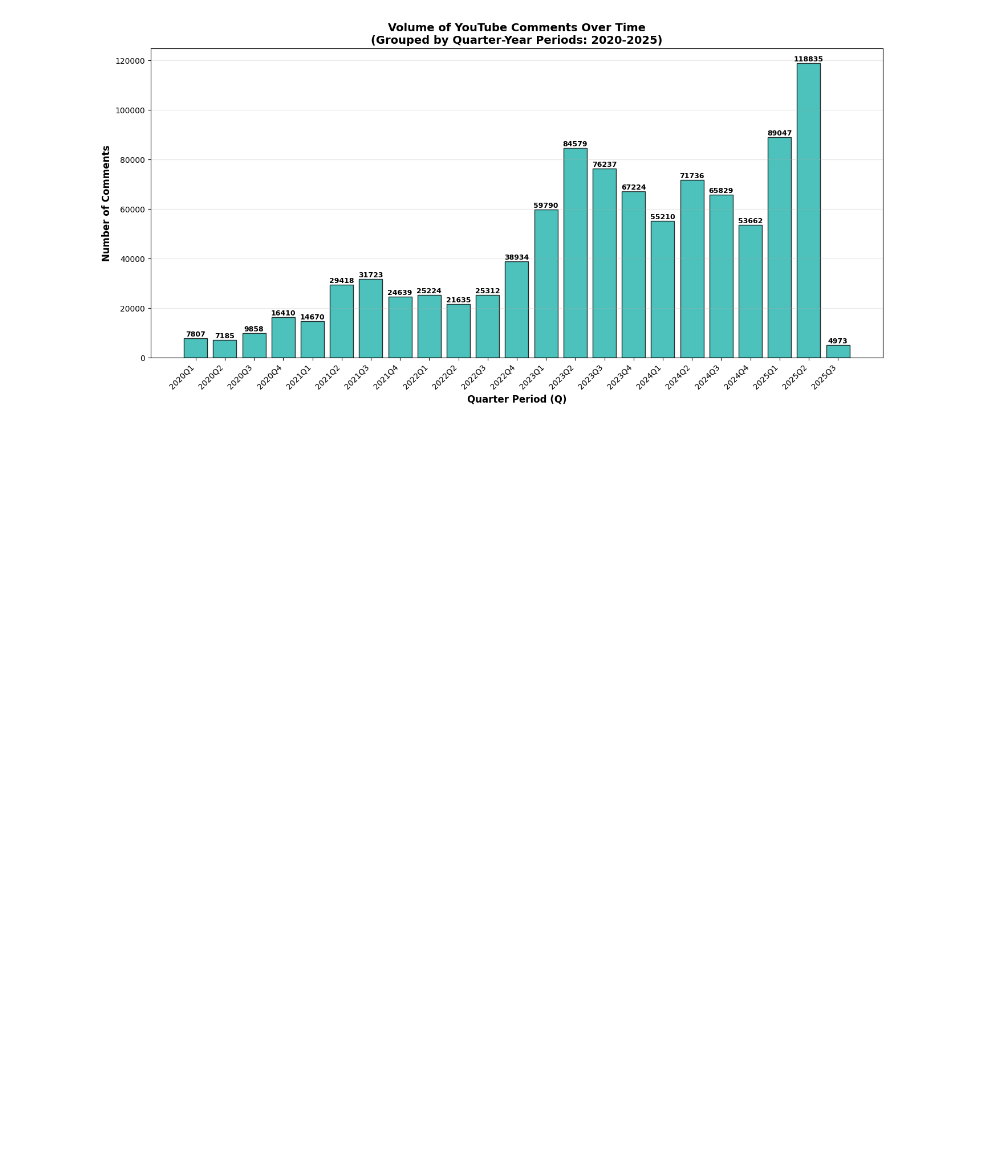
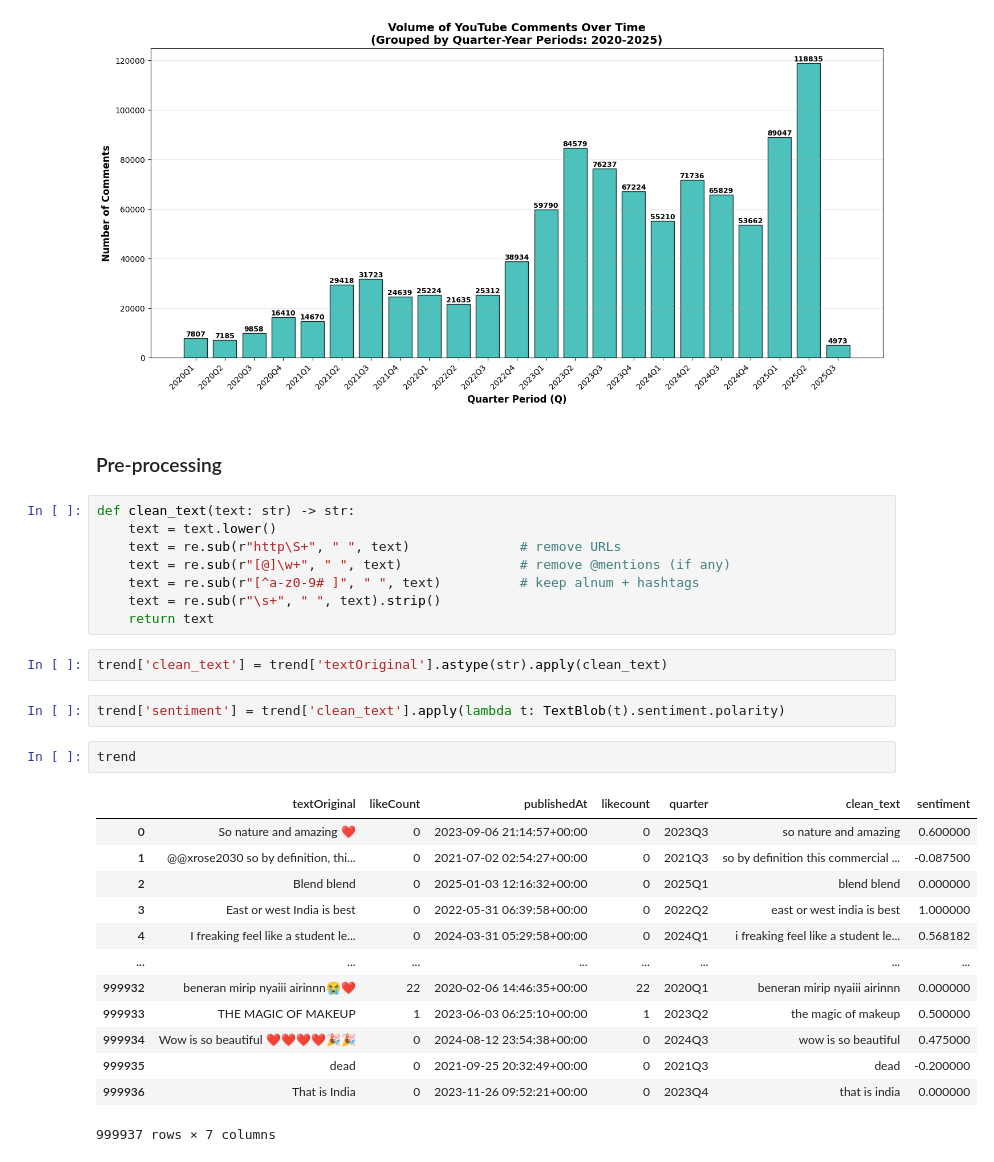
Before and after one commit to wche0224/GPTWarriors_FirstSubmission_Datathon2025, a Jupyter notebook: commentShiXuan.ipynb, the cells around one changed output. Cells and saved outputs as stored; diff of their text form; blank space fills up the shorter version.

```diff
--- a/commentShiXuan.ipynb
+++ b/commentShiXuan.ipynb
@@ -166,3 +179,33 @@ plt.tight_layout()
 plt.show()
 # %% [output]
 [figure]
+# %% [markdown]
+### Pre-processing
+# %%
+def clean_text(text: str) -> str:
+    text = text.lower()
+    text = re.sub(r"http\S+", " ", text)              # remove URLs
+    text = re.sub(r"[@]\w+", " ", text)               # remove @mentions (if any)
+    text = re.sub(r"[^a-z0-9# ]", " ", text)          # keep alnum + hashtags
+    text = re.sub(r"\s+", " ", text).strip()
+    return text
+# %%
+trend['clean_text'] = trend['textOriginal'].astype(str).apply(clean_text)
+# %%
+trend['sentiment'] = trend['clean_text'].apply(lambda t: TextBlob(t).sentiment.polarity)
+# %%
+trend
+# %% [output]
+|  | textOriginal | likeCount | publishedAt | likecount | quarter | clean_text | sentiment |
+| 0 | So nature and amazing ❤ | 0 | 2023-09-06 21:14:57+00:00 | 0 | 2023Q3 | so nature and amazing | 0.600000 |
+| 1 | @@xrose2030 so by definition, thi... | 0 | 2021-07-02 02:54:27+00:00 | 0 | 2021Q3 | so by definition this commercial ... | -0.087500 |
+| 2 | Blend blend | 0 | 2025-01-03 12:16:32+00:00 | 0 | 2025Q1 | blend blend | 0.000000 |
+| 3 | East or west India is best | 0 | 2022-05-31 06:39:58+00:00 | 0 | 2022Q2 | east or west india is best | 1.000000 |
+| 4 | I freaking feel like a student le... | 0 | 2024-03-31 05:29:58+00:00 | 0 | 2024Q1 | i freaking feel like a student le... | 0.568182 |
+| ... | ... | ... | ... | ... | ... | ... | ... |
+| 999932 | beneran mirip nyaiii airinnn😭❤️ | 22 | 2020-02-06 14:46:35+00:00 | 22 | 2020Q1 | beneran mirip nyaiii airinnn | 0.000000 |
+| 999933 | THE MAGIC OF MAKEUP | 1 | 2023-06-03 06:25:10+00:00 | 1 | 2023Q2 | the magic of makeup | 0.500000 |
+| 999934 | Wow is so beautiful ❤️❤️❤️❤️🎉🎉 | 0 | 2024-08-12 23:54:38+00:00 | 0 | 2024Q3 | wow is so beautiful | 0.475000 |
+| 999935 | dead | 0 | 2021-09-25 20:32:49+00:00 | 0 | 2021Q3 | dead | -0.200000 |
+| 999936 | That is India | 0 | 2023-11-26 09:52:21+00:00 | 0 | 2023Q4 | that is india | 0.000000 |
+999937 rows × 7 columns
```
Also changed, not shown: parts of 18 cells of this notebook.
